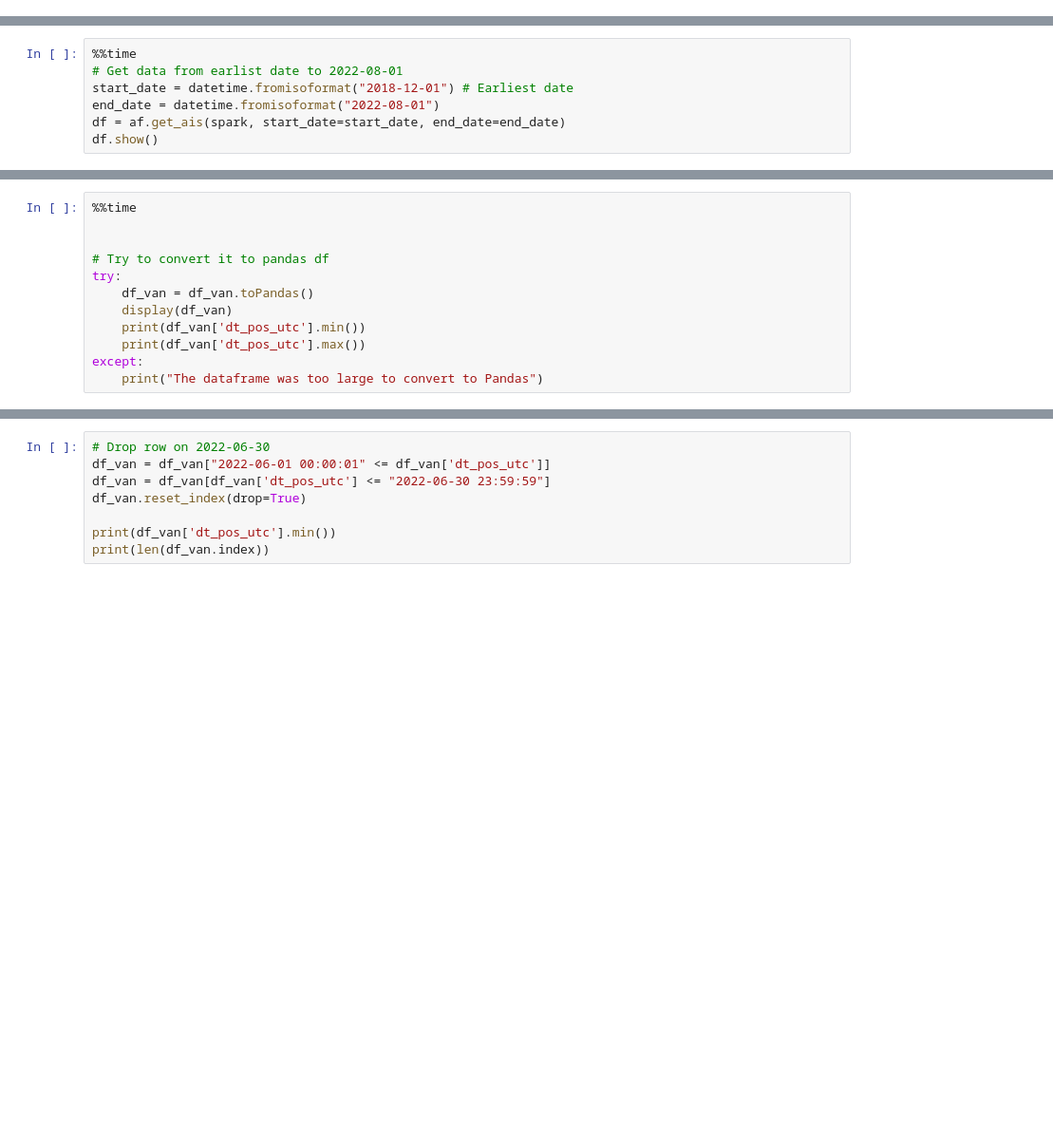
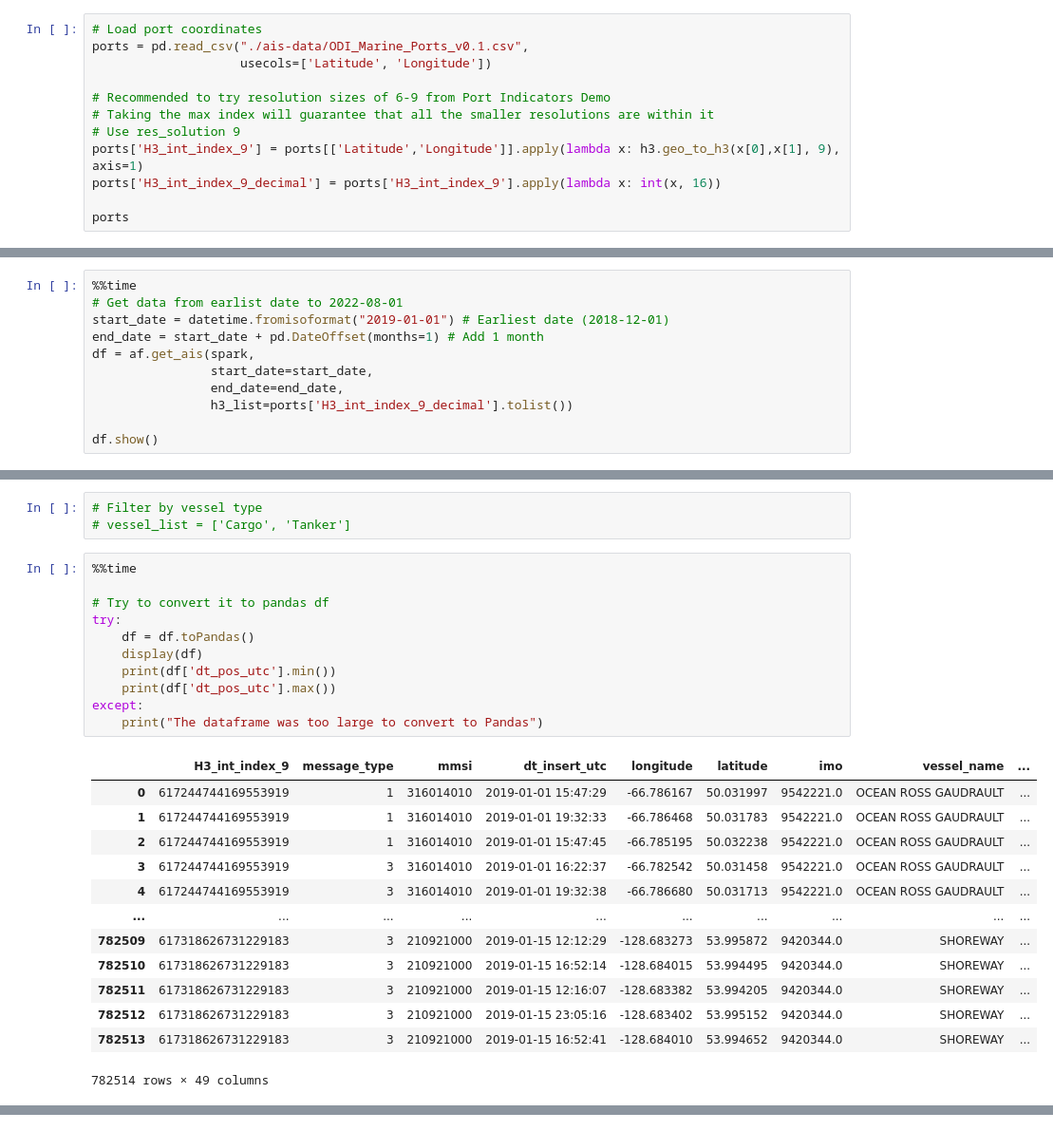
Before and after one commit to JeromeBlanchet/ais-data, a Jupyter notebook: export_data.ipynb, the cells around one changed output, grey strips where cells are left out. Shown: that part at 95% size. Cells and saved outputs as stored; diff of their text form; blank space fills up the shorter version.

```diff
--- a/export_data.ipynb
+++ b/export_data.ipynb
@@ -50,0 +54,12 @@ except:
+# %%
+# Load port coordinates
+ports = pd.read_csv("./ais-data/ODI_Marine_Ports_v0.1.csv",
+                    usecols=['Latitude', 'Longitude'])
+
+# Recommended to try resolution sizes of 6-9 from Port Indicators Demo
+# Taking the max index will guarantee that all the smaller resolutions are within it
+# Use res_solution 9
+ports['H3_int_index_9'] = ports[['Latitude','Longitude']].apply(lambda x: h3.geo_to_h3(x[0],x[1], 9), axis=1)
+ports['H3_int_index_9_decimal'] = ports['H3_int_index_9'].apply(lambda x: int(x, 16))
+
+ports
@@ -51,8 +80,12 @@ except:
 # %%
 %%time
 # Get data from earlist date to 2022-08-01
-start_date = datetime.fromisoformat("2018-12-01") # Earliest date
-end_date = datetime.fromisoformat("2022-08-01")
-df = af.get_ais(spark, start_date=start_date, end_date=end_date)
+start_date = datetime.fromisoformat("2019-01-01") # Earliest date (2018-12-01)
+end_date = start_date + pd.DateOffset(months=1) # Add 1 month
+df = af.get_ais(spark,
+                start_date=start_date,
+                end_date=end_date,
+                h3_list=ports['H3_int_index_9_decimal'].tolist())
+
 df.show()
 # %% [output]
@@ -97,12 +142,28 @@ df_van.count()
+# %%
+# Filter by vessel type
+# vessel_list = ['Cargo', 'Tanker']
 # %%
 %%time
 
-
 # Try to convert it to pandas df
 try:
-    df_van = df_van.toPandas()
-    display(df_van)
-    print(df_van['dt_pos_utc'].min())
-    print(df_van['dt_pos_utc'].max())
+    df = df.toPandas()
+    display(df)
+    print(df['dt_pos_utc'].min())
+    print(df['dt_pos_utc'].max())
 except:
     print("The dataframe was too large to convert to Pandas")
+# %% [output]
+|  | H3_int_index_9 | message_type | mmsi | dt_insert_utc | longitude | latitude | imo | vessel_name | ... |
+| 0 | 617244744169553919 | 1 | 316014010 | 2019-01-01 15:47:29 | -66.786167 | 50.031997 | 9542221.0 | OCEAN ROSS GAUDRAULT | ... |
+| 1 | 617244744169553919 | 1 | 316014010 | 2019-01-01 19:32:33 | -66.786468 | 50.031783 | 9542221.0 | OCEAN ROSS GAUDRAULT | ... |
+| 2 | 617244744169553919 | 1 | 316014010 | 2019-01-01 15:47:45 | -66.785195 | 50.032238 | 9542221.0 | OCEAN ROSS GAUDRAULT | ... |
+| 3 | 617244744169553919 | 3 | 316014010 | 2019-01-01 16:22:37 | -66.782542 | 50.031458 | 9542221.0 | OCEAN ROSS GAUDRAULT | ... |
+| 4 | 617244744169553919 | 3 | 316014010 | 2019-01-01 19:32:38 | -66.786680 | 50.031713 | 9542221.0 | OCEAN ROSS GAUDRAULT | ... |
+| ... | ... | ... | ... | ... | ... | ... | ... | ... | ... |
+| 782509 | 617318626731229183 | 3 | 210921000 | 2019-01-15 12:12:29 | -128.683273 | 53.995872 | 9420344.0 | SHOREWAY | ... |
+| 782510 | 617318626731229183 | 3 | 210921000 | 2019-01-15 16:52:14 | -128.684015 | 53.994495 | 9420344.0 | SHOREWAY | ... |
+| 782511 | 617318626731229183 | 3 | 210921000 | 2019-01-15 12:16:07 | -128.683382 | 53.994205 | 9420344.0 | SHOREWAY | ... |
+| 782512 | 617318626731229183 | 3 | 210921000 | 2019-01-15 23:05:16 | -128.683402 | 53.995152 | 9420344.0 | SHOREWAY | ... |
+| 782513 | 617318626731229183 | 3 | 210921000 | 2019-01-15 16:52:41 | -128.684010 | 53.994652 | 9420344.0 | SHOREWAY | ... |
+782514 rows × 49 columns
@@ -109,8 +173,0 @@ except:
-# %%
-# Drop row on 2022-06-30
-df_van = df_van["2022-06-01 00:00:01" <= df_van['dt_pos_utc']]
-df_van = df_van[df_van['dt_pos_utc'] <= "2022-06-30 23:59:59"]
-df_van.reset_index(drop=True)
-
-print(df_van['dt_pos_utc'].min())
-print(len(df_van.index))
```
Also changed, not shown: parts of 15 cells of this notebook, 15 other files.
